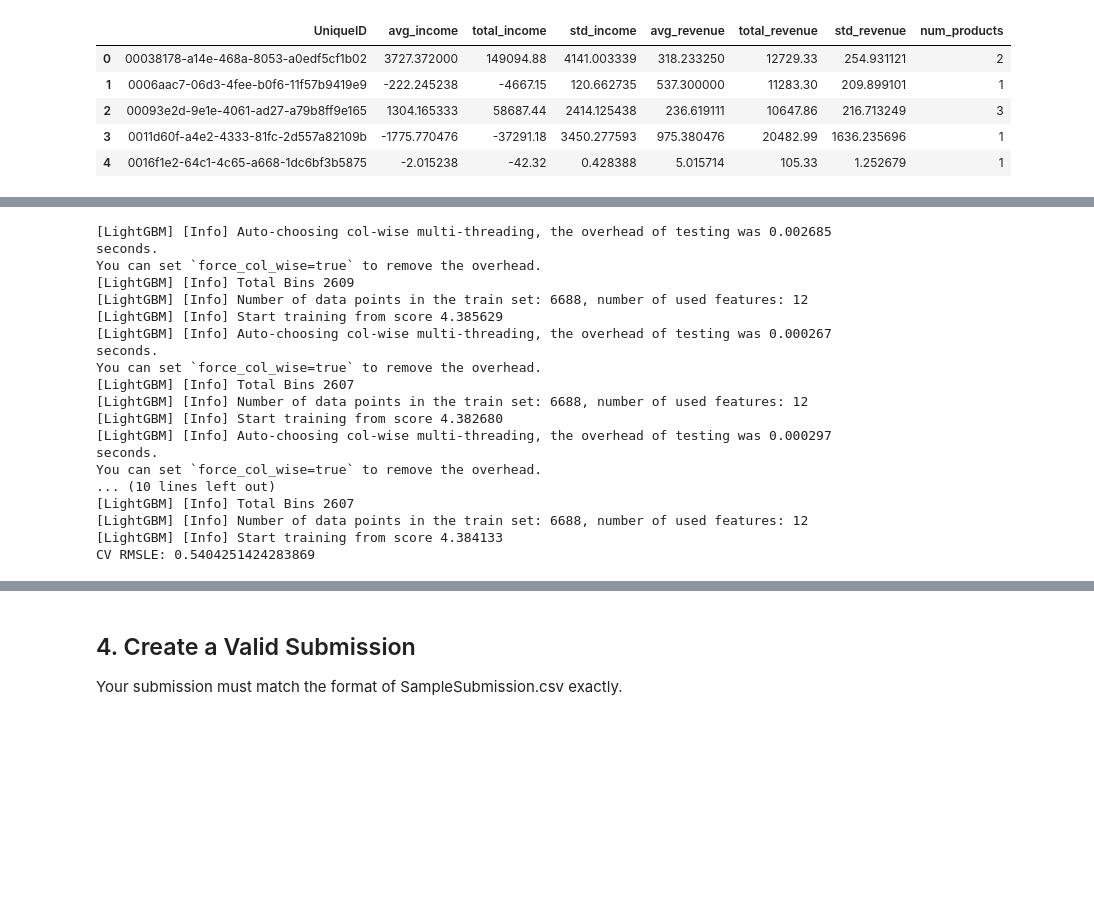
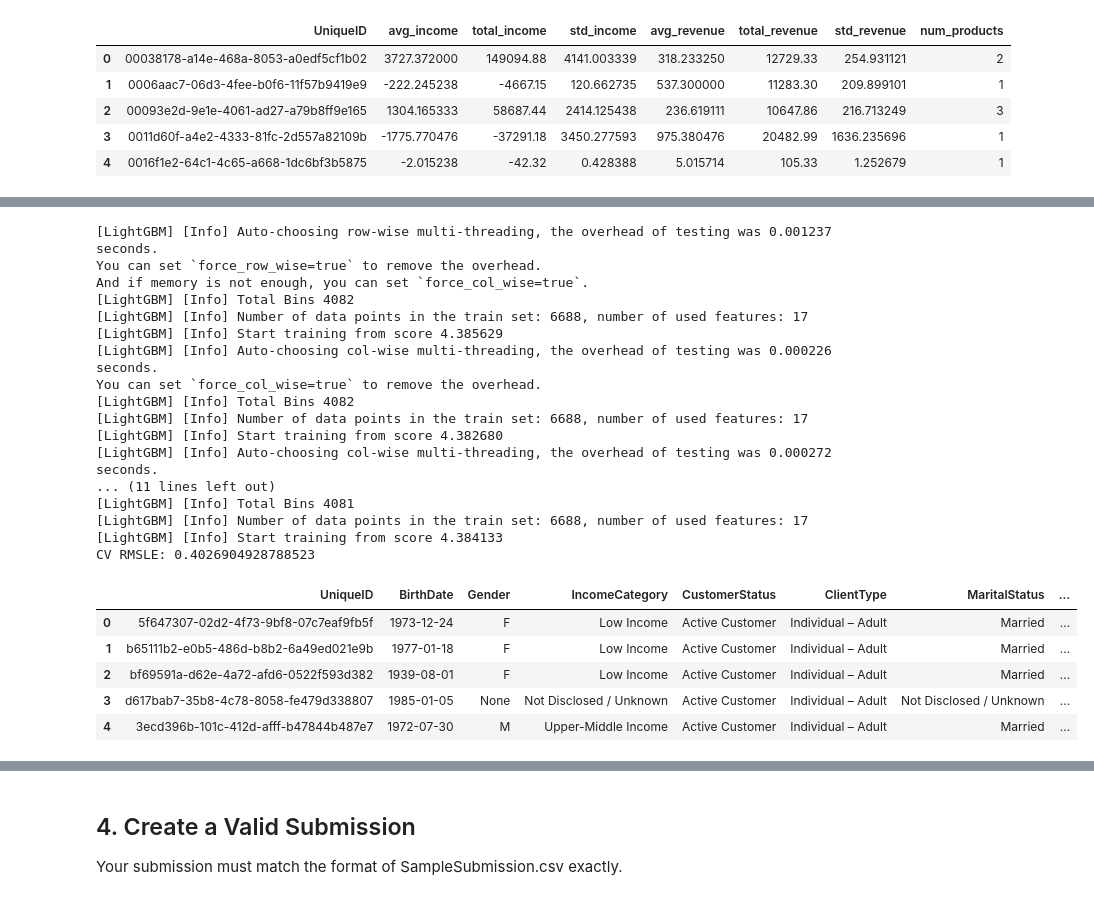
Before and after one commit to LillyB68/nedbank-transaction-forecasting, a Jupyter notebook: notebooks/StarterNotebook.ipynb, the cells around one changed output, grey strips where cells are left out. Cells and saved outputs as stored; diff of their text form; code cells hidden in the pictures; blank space fills up the shorter version.

```diff
--- a/notebooks/StarterNotebook.ipynb
+++ b/notebooks/StarterNotebook.ipynb
@@ -459,21 +487,5 @@ feature_importance
 # %%
-x = train_merged[
-    [
-        "txn_count",
-        "txn_total_amount",
-        "txn_avg_amount",
-        "txn_std_amount",
-        "days_since_last_txn",
-
-        "avg_income",
-        "total_income",
-        "std_income",
-        "avg_revenue",
-        "total_revenue",
-        "std_revenue",
-        "num_products",
-    ]
-]
+x = train_merged.drop(columns=["UniqueID", "next_3m_txn_count"])
 #target
 y = train_merged["next_3m_txn_count"]
 from sklearn.model_selection import KFold
@@ -519,20 +531,30 @@ for train_index, val_index in kf.split(x):
 # Final result
 print("CV RMSLE:", np.mean(rmsle_scores))
 # %% [output]
-[LightGBM] [Info] Auto-choosing col-wise multi-threading, the overhead of testing was 0.002685 seconds.
+[LightGBM] [Info] Auto-choosing row-wise multi-threading, the overhead of testing was 0.001237 seconds.
+You can set `force_row_wise=true` to remove the overhead.
+And if memory is not enough, you can set `force_col_wise=true`.
+[LightGBM] [Info] Total Bins 4082
+[LightGBM] [Info] Number of data points in the train set: 6688, number of used features: 17
+[LightGBM] [Info] Start training from score 4.385629
+[LightGBM] [Info] Auto-choosing col-wise multi-threading, the overhead of testing was 0.000226 seconds.
 You can set `force_col_wise=true` to remove the overhead.
-[LightGBM] [Info] Total Bins 2609
-[LightGBM] [Info] Number of data points in the train set: 6688, number of used features: 12
-[LightGBM] [Info] Start training from score 4.385629
-[LightGBM] [Info] Auto-choosing col-wise multi-threading, the overhead of testing was 0.000267 seconds.
-You can set `force_col_wise=true` to remove the overhead.
-[LightGBM] [Info] Total Bins 2607
-[LightGBM] [Info] Number of data points in the train set: 6688, number of used features: 12
+[LightGBM] [Info] Total Bins 4082
+[LightGBM] [Info] Number of data points in the train set: 6688, number of used features: 17
 [LightGBM] [Info] Start training from score 4.382680
-[LightGBM] [Info] Auto-choosing col-wise multi-threading, the overhead of testing was 0.000297 seconds.
-You can set `force_col_wise=true` to remove the overhead.
-... (10 lines left out)
-[LightGBM] [Info] Total Bins 2607
-[LightGBM] [Info] Number of data points in the train set: 6688, number of used features: 12
+[LightGBM] [Info] Auto-choosing col-wise multi-threading, the overhead of testing was 0.000272 seconds.
+... (11 lines left out)
+[LightGBM] [Info] Total Bins 4081
+[LightGBM] [Info] Number of data points in the train set: 6688, number of used features: 17
 [LightGBM] [Info] Start training from score 4.384133
-CV RMSLE: 0.5404251424283869
+CV RMSLE: 0.4026904928788523
+# %%
+demo = pd.read_parquet('../data/raw/demographics_clean.parquet')
+demo.head()
+# %% [output]
+|  | UniqueID | BirthDate | Gender | IncomeCategory | CustomerStatus | ClientType | MaritalStatus | ... |
+| 0 | 5f647307-02d2-4f73-9bf8-07c7eaf9fb5f | 1973-12-24 | F | Low Income | Active Customer | Individual – Adult | Married | ... |
+| 1 | b65111b2-e0b5-486d-b8b2-6a49ed021e9b | 1977-01-18 | F | Low Income | Active Customer | Individual – Adult | Married | ... |
+| 2 | bf69591a-d62e-4a72-afd6-0522f593d382 | 1939-08-01 | F | Low Income | Active Customer | Individual – Adult | Married | ... |
+| 3 | d617bab7-35b8-4c78-8058-fe479d338807 | 1985-01-05 | None | Not Disclosed / Unknown | Active Customer | Individual – Adult | Not Disclosed / Unknown | ... |
+| 4 | 3ecd396b-101c-412d-afff-b47844b487e7 | 1972-07-30 | M | Upper-Middle Income | Active Customer | Individual – Adult | Married | ... |
```
Also changed, not shown: parts of 23 cells of this notebook.
